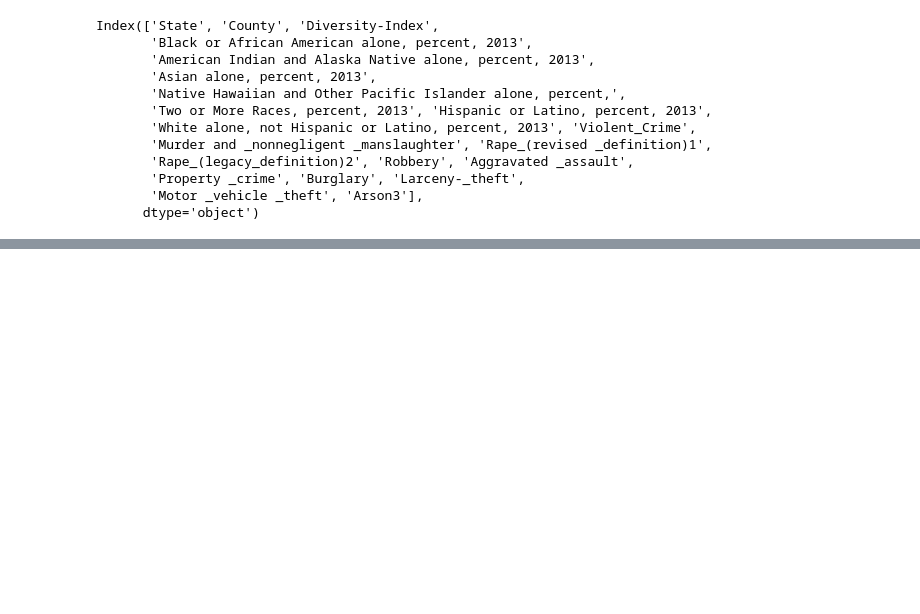
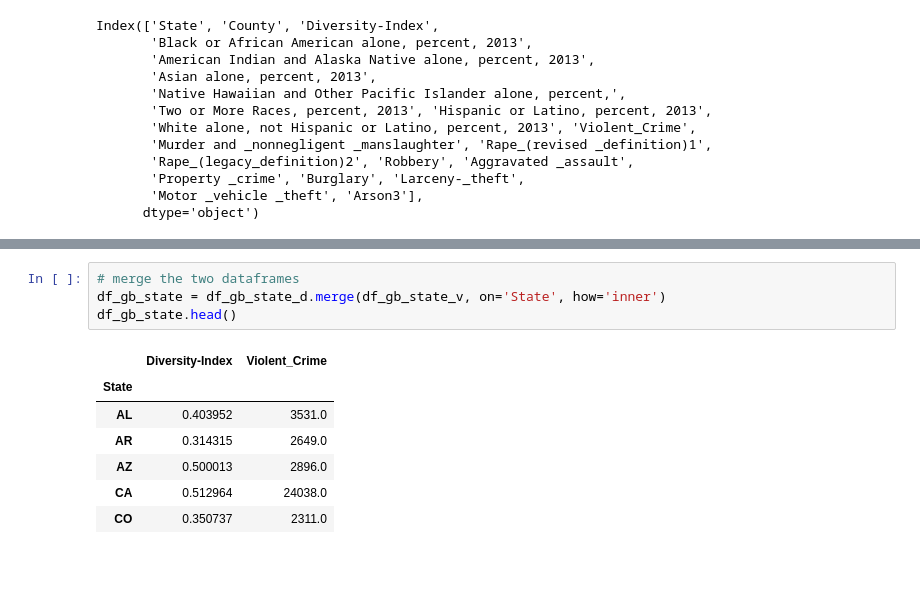
Before and after one commit to Shane-McCallum/Diversity-and-Violence--Is-there-a-connection-, a Jupyter notebook: Notebooks/EDA.ipynb, the cells around one changed output, grey strips where cells are left out. Drawn from its saved outputs; the diff is of its cells as text; blank space fills up the shorter version.

```diff
--- a/Notebooks/EDA.ipynb
+++ b/Notebooks/EDA.ipynb
@@ -96,3 +87,15 @@ df_gb_state
+# %%
+# merge the two dataframes
+df_gb_state = df_gb_state_d.merge(df_gb_state_v, on='State', how='inner')
+df_gb_state.head()
+# %% [output]
+|  | Diversity-Index | Violent_Crime |
+| State |  |  |
+| AL | 0.403952 | 3531.0 |
+| AR | 0.314315 | 2649.0 |
+| AZ | 0.500013 | 2896.0 |
+| CA | 0.512964 | 24038.0 |
+| CO | 0.350737 | 2311.0 |
 # %% [markdown]
 <br>
 <br>
```
Also changed, not shown: parts of 8 cells of this notebook.
